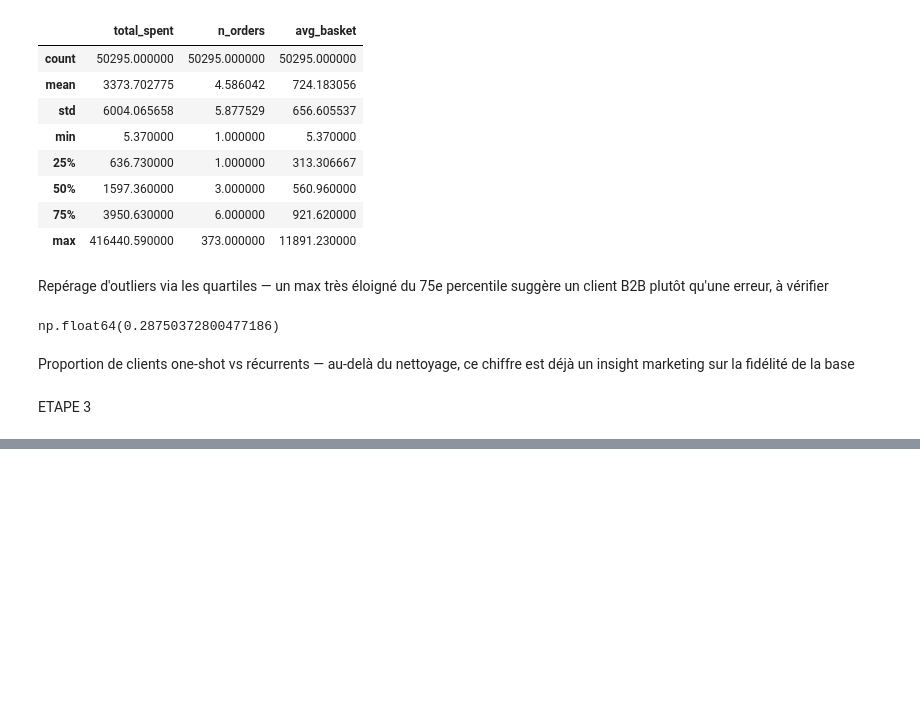
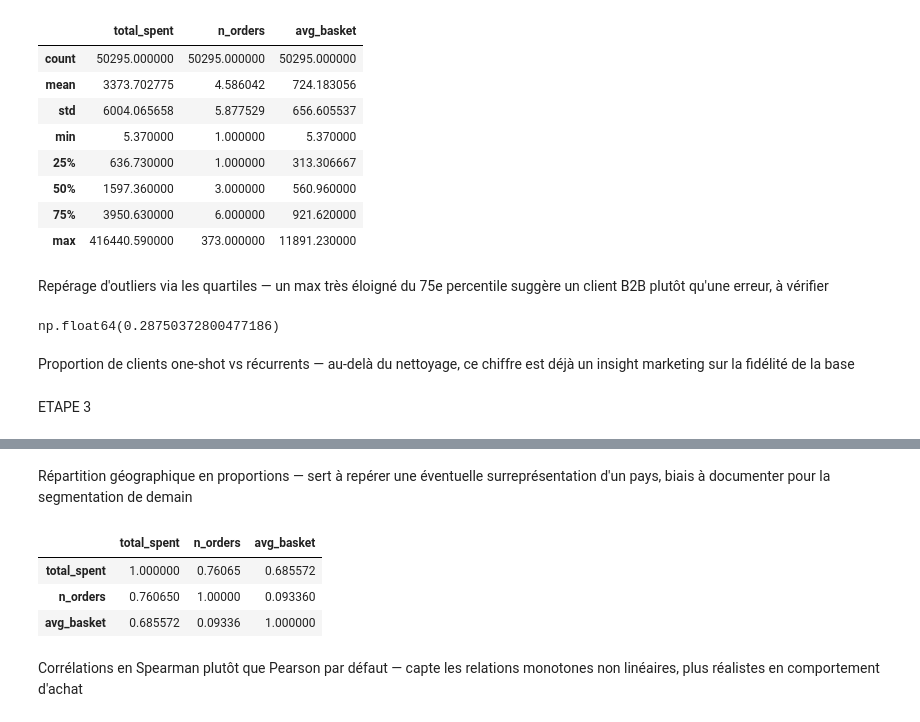
Before and after one commit to AnjaraAndriatseheno/Projet_CRM, a Jupyter notebook: TP1.ipynb, the cells around one changed output, grey strips where cells are left out. Drawn from its saved outputs; the diff is of its cells as text; code cells hidden in the pictures; blank space fills up the shorter version.

```diff
--- a/TP1.ipynb
+++ b/TP1.ipynb
@@ -213,0 +253,11 @@ ETAPE 3
+# %% [markdown]
+Répartition géographique en proportions — sert à repérer une éventuelle surreprésentation d'un pays, biais à documenter pour la segmentation de demain
+# %%
+customers[["total_spent", "n_orders", "avg_basket"]].corr(method="spearman")
+# %% [output]
+|  | total_spent | n_orders | avg_basket |
+| total_spent | 1.000000 | 0.76065 | 0.685572 |
+| n_orders | 0.760650 | 1.00000 | 0.093360 |
+| avg_basket | 0.685572 | 0.09336 | 1.000000 |
+# %% [markdown]
+Corrélations en Spearman plutôt que Pearson par défaut — capte les relations monotones non linéaires, plus réalistes en comportement d'achat
```
Also changed, not shown: parts of 11 cells of this notebook.
